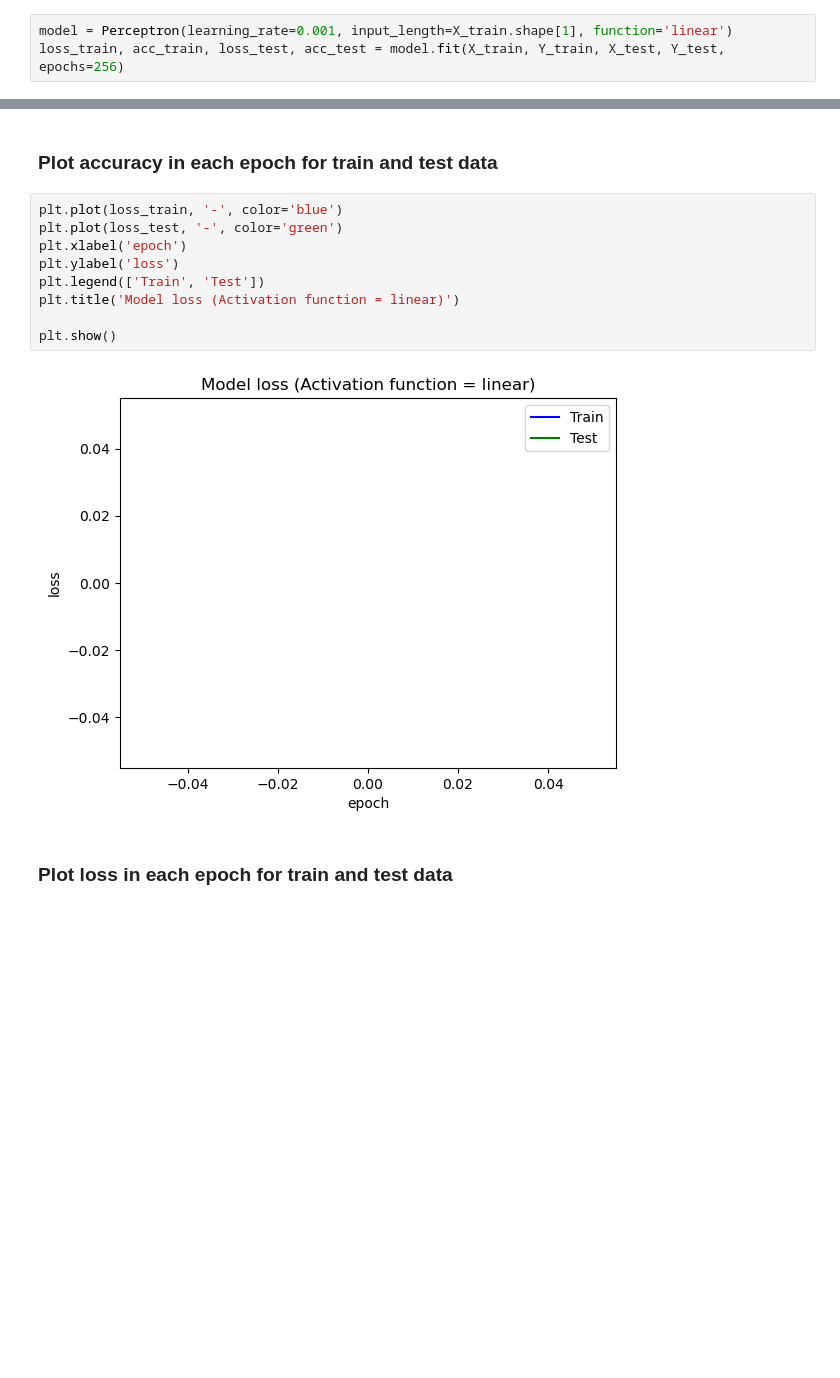
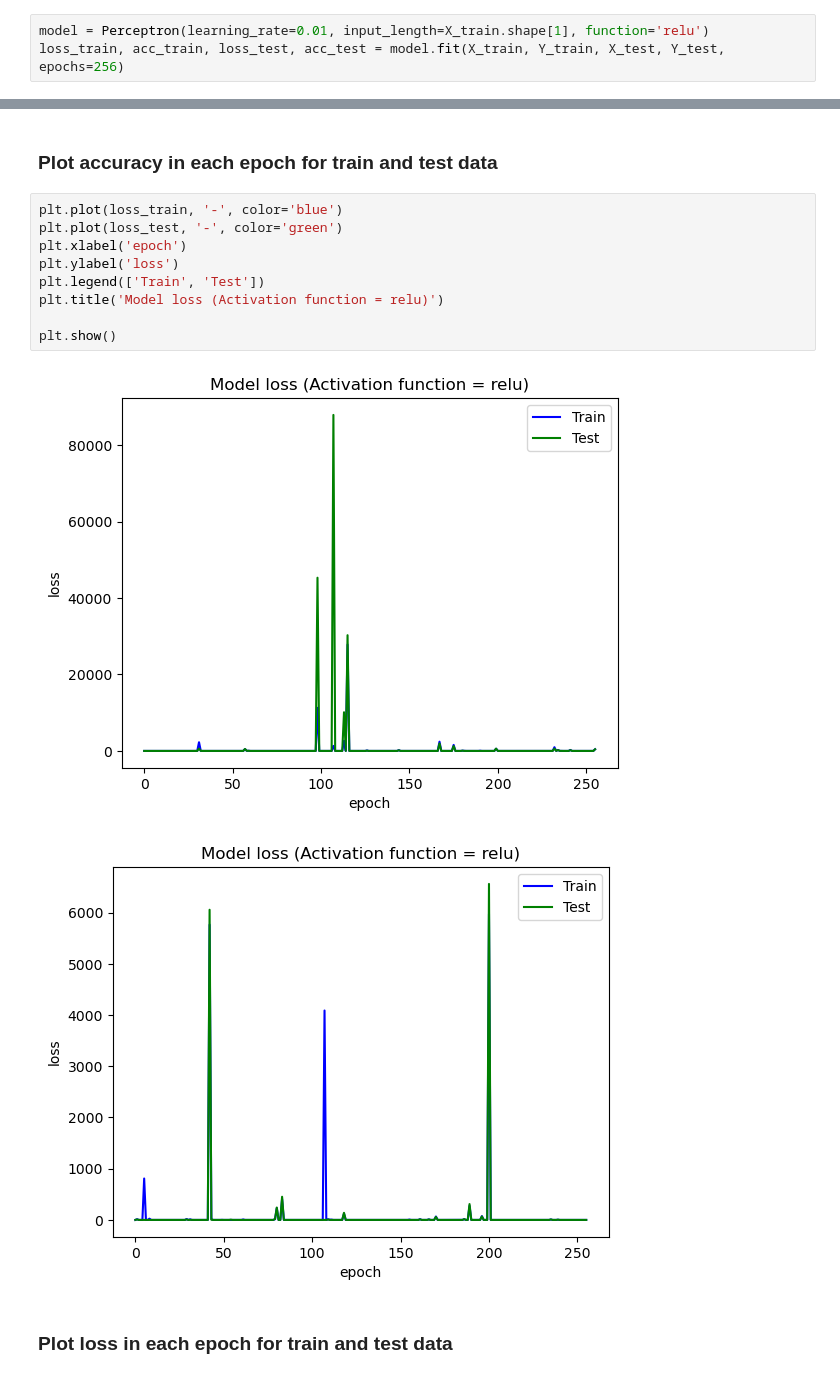
Before and after one commit to FahimeMirveisi/PyLearn7_MachineLearning_Projects, a Jupyter notebook: Assignment47(6.7 Perceptron)/class_code47(Surgical_classification).ipynb, the cells around one changed output, grey strips where cells are left out. Drawn from its saved outputs; the diff is of its cells as text; blank space fills up the shorter version.

```diff
--- a/Assignment47(6.7 Perceptron)/class_code47(Surgical_classification).ipynb
+++ b/Assignment47(6.7 Perceptron)/class_code47(Surgical_classification).ipynb
@@ -61,7 +61,7 @@ Y_train.shape, Y_test.shape
 # %% [markdown]
 ### Fit an object oriented perceptron algorithm on the surgical dataset for classification
 # %%
-model = Perceptron(learning_rate=0.001, input_length=X_train.shape[1], function='linear')
+model = Perceptron(learning_rate=0.01, input_length=X_train.shape[1], function='relu')
 loss_train, acc_train, loss_test, acc_test = model.fit(X_train, Y_train, X_test, Y_test, epochs=256)
 # %%
 model.evaluate(X_test, Y_test)
@@ -81,14 +84,15 @@ array([[2188,    0],
 # %%
 plt.plot(loss_train, '-', color='blue')
 plt.plot(loss_test, '-', color='green')
 plt.xlabel('epoch')
 plt.ylabel('loss')
 plt.legend(['Train', 'Test'])
-plt.title('Model loss (Activation function = linear)')
+plt.title('Model loss (Activation function = relu)')
 
 plt.show()
 # %% [output]
-[figure, old version]
+[figure, new version]
+[figure, added]
 # %% [markdown]
 ### Plot loss in each epoch for train and test data
 # %%
```
Also changed, not shown: parts of 3 cells of this notebook, 1 other file.
